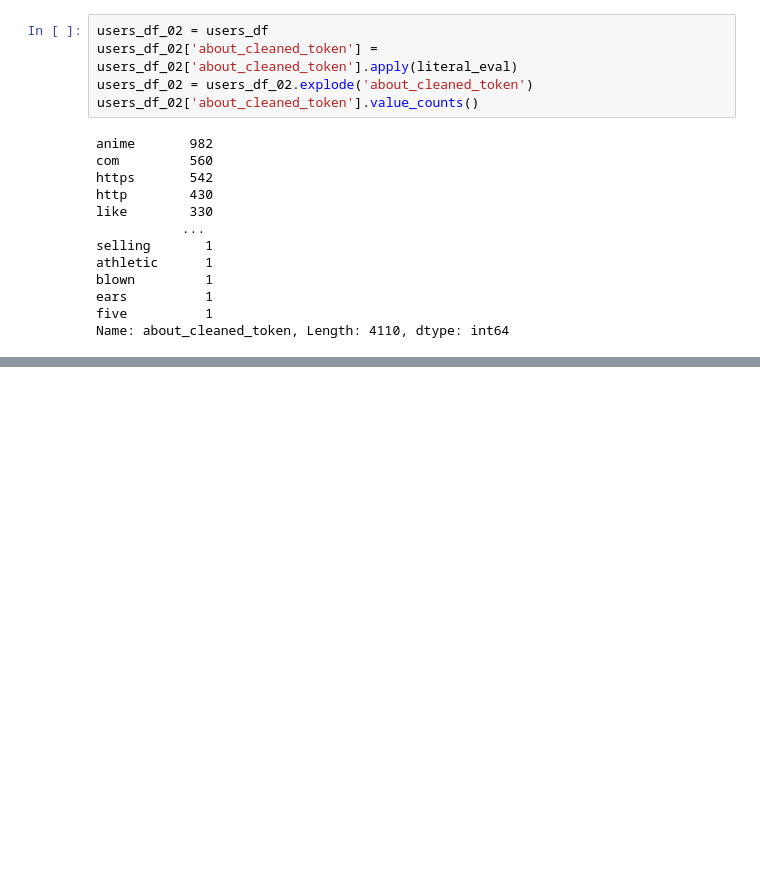
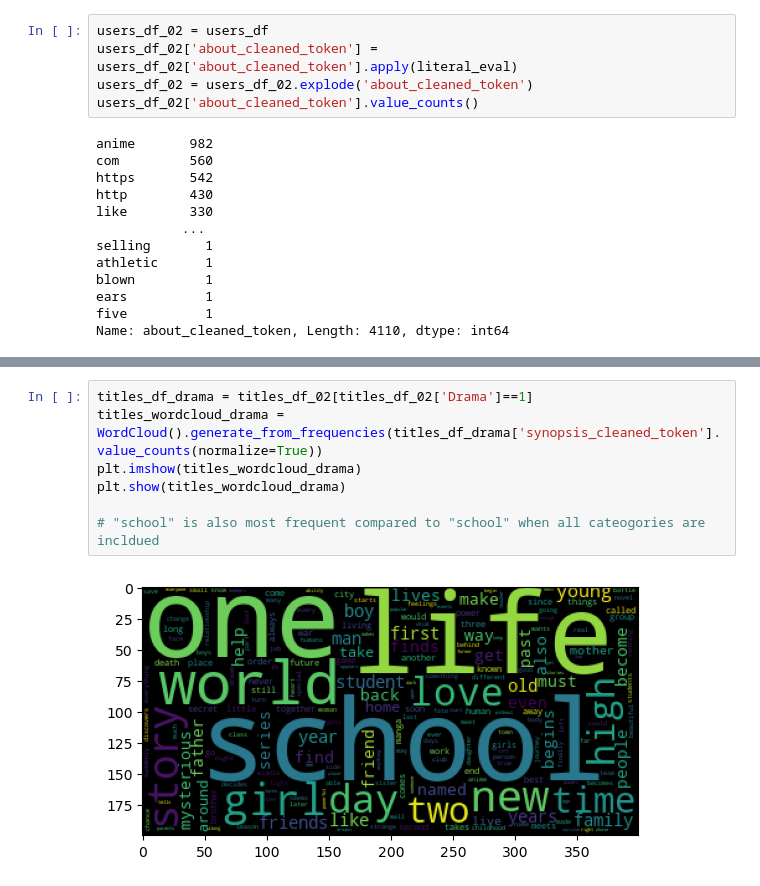
Before and after one commit to doyoung-umich/pj_otaku, a Jupyter notebook: Henry/henry_notebook_01.ipynb, the cells around one changed output, grey strips where cells are left out. Drawn from its saved outputs; the diff is of its cells as text; blank space fills up the shorter version.

```diff
--- a/Henry/henry_notebook_01.ipynb
+++ b/Henry/henry_notebook_01.ipynb
@@ -278,0 +305,9 @@ plt.show(users_wordcloud)
+# %%
+titles_df_drama = titles_df_02[titles_df_02['Drama']==1]
+titles_wordcloud_drama = WordCloud().generate_from_frequencies(titles_df_drama['synopsis_cleaned_token'].value_counts(normalize=True))
+plt.imshow(titles_wordcloud_drama)
+plt.show(titles_wordcloud_drama)
+
+# "school" is also most frequent compared to "school" when all cateogories are incldued
+# %% [output]
+[figure, added]
```
Also changed, not shown: parts of 25 cells of this notebook.
